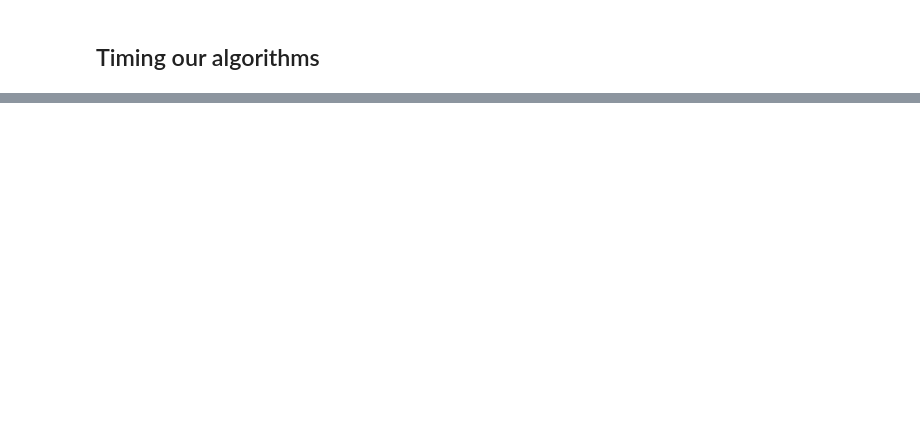
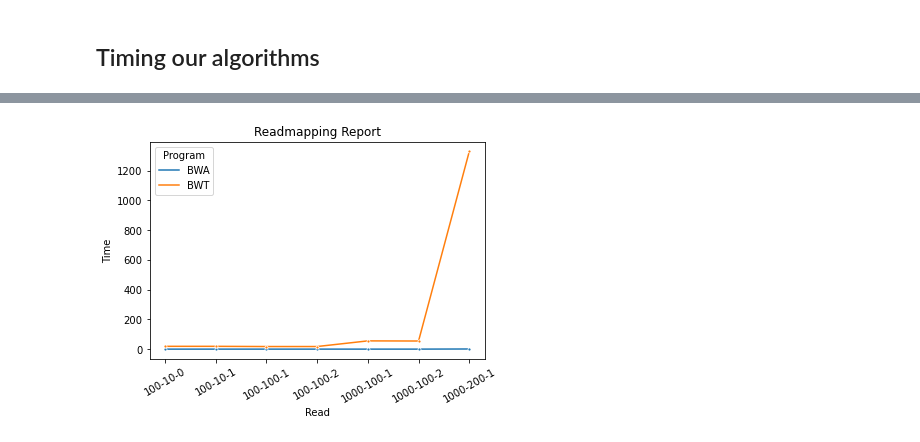
Before and after one commit to stinekrye/GSA, a Jupyter notebook: Project 5/time-analysis/timing.ipynb, the cells around one changed output, grey strips where cells are left out. Saved outputs shown, nothing was run; the diff lists cells and outputs as text; code cells hidden in the pictures; blank space fills up the shorter version.

```diff
--- a/Project 5/time-analysis/timing.ipynb
+++ b/Project 5/time-analysis/timing.ipynb
@@ -96,0 +150,11 @@ h.figure.savefig('../figures/st_construction.pdf')
+# %%
+col_names = ["Program", "Sequence", "Read", "k", "m", "Time"]
+readmapping_report = pd.read_table("readmapping-report.txt", sep=' ', names=col_names, index_col=False)
+# %%
+h = sns.lineplot(x = 'Read', y = 'Time', marker = '.', hue="Program",
+                    data = readmapping_report, ci=None, )
+h.set_title('Readmapping Report')
+h.tick_params(axis='x', rotation=30)
+h.figure.savefig('../figures/Readmapping_Report.pdf')
+# %% [output]
+[figure, added]
```
Also changed, not shown: parts of 9 cells of this notebook, 10 other files.
